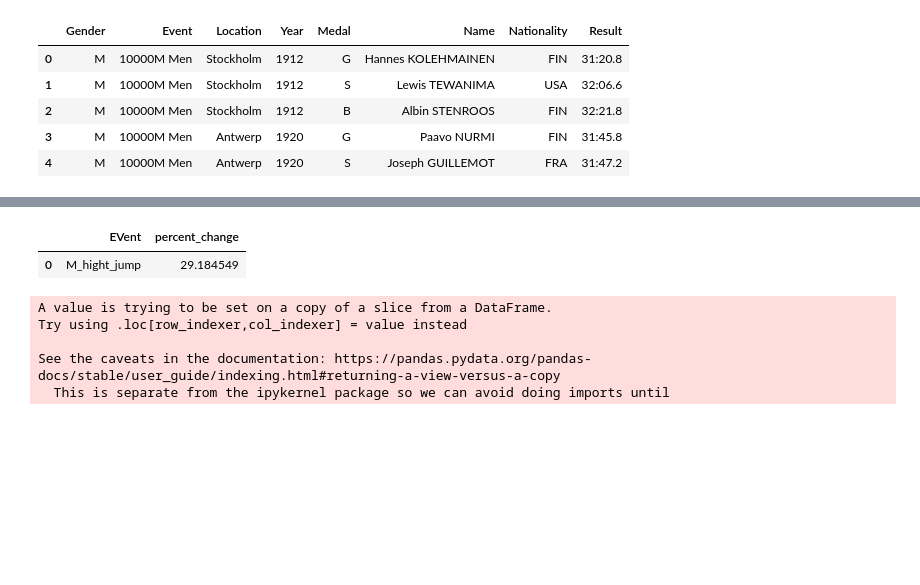
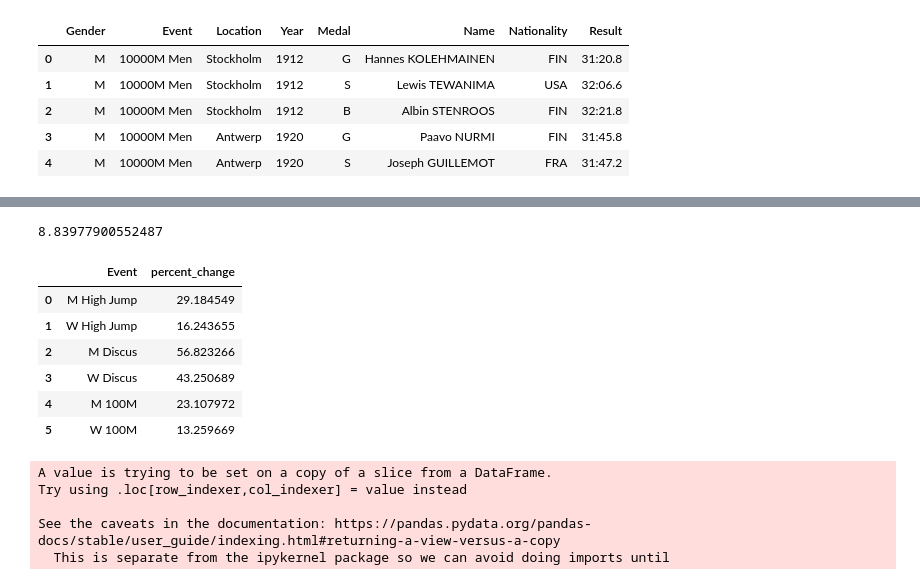
Before and after one commit to dstagner63/Project1, a Jupyter notebook: master_file.ipynb, the cells around one changed output, grey strips where cells are left out. Saved outputs shown, nothing was run; the diff lists cells and outputs as text; code cells hidden in the pictures; blank space fills up the shorter version.

```diff
--- a/master_file.ipynb
+++ b/master_file.ipynb
@@ -66,11 +68,38 @@ a = (m_highjump_df.iloc[-1,-1] - m_highjump_df.iloc[1,-1])/m_highjump_df.iloc[-1
-# %%
-m_hj = "M_hight_jump"
-
-df_test = pd.DataFrame({"EVent": m_hj, "percent_change": [a]})
-df_test
-# %% [output]
-|  | EVent | percent_change |
-| 0 | M_hight_jump | 29.184549 |
+# %%
+a = (m_highjump_df.iloc[-1,-1] - m_highjump_df.iloc[1,-1])/m_highjump_df.iloc[-1,-1] * 100
+b = (w_highjump_df.iloc[-1,-1] - w_highjump_df.iloc[1,-1])/w_highjump_df.iloc[-1,-1] * 100
+c = (m_discus_df.iloc[-1,-1] - m_discus_df.iloc[1,-1])/m_discus_df.iloc[-1,-1] * 100
+d = (w_discus_df.iloc[-1,-1] - w_discus_df.iloc[1,-1])/w_discus_df.iloc[-1,-1] * 100
+e = (m_100_df.iloc[-1,-1] - m_100_df.iloc[1,-1])/m_100_df.iloc[-1,-1] * -100
+f = (w_100_df.iloc[-1,-1] - w_100_df.iloc[1,-1])/w_100_df.iloc[-1,-1] * -100
+a
+# %% [output]
+8.83977900552487
+# %%
+m_hj = "M High Jump"
+w_hj = "W High Jump"
+m_d = "M Discus"
+w_d = "W Discus"
+m_100m = "M 100M"
+w_100m = "W 100M"
+
+df_test = pd.DataFrame({"Event": [m_hj, w_hj, m_d, w_d, m_100m, w_100m], "percent_change": [a, b, c, d, e, f]})
+
+#df_test = pd.DataFrame({"Event": m_hj, "percent_change": [a]},
+                      #{"Event": w_hj, "percent_change": [b]},
+                      #{"Event": m_d, "percent_change": [c]},
+                      #{"Event": w_d, "percent_change": [d]},
+                      #{"Event": m_100m, "percent_change": [e]},
+                      #{"Event": w_100m, "percent_change": [f]})
+df_test
+# %% [output]
+|  | Event | percent_change |
+| 0 | M High Jump | 29.184549 |
+| 1 | W High Jump | 16.243655 |
+| 2 | M Discus | 56.823266 |
+| 3 | W Discus | 43.250689 |
+| 4 | M 100M | 23.107972 |
+| 5 | W 100M | 13.259669 |
 # %%
 # Plot the results for Mens High Jump
 #Change result value into numberic value using lambda and then group by year
```
Also changed, not shown: parts of 7 cells of this notebook.
